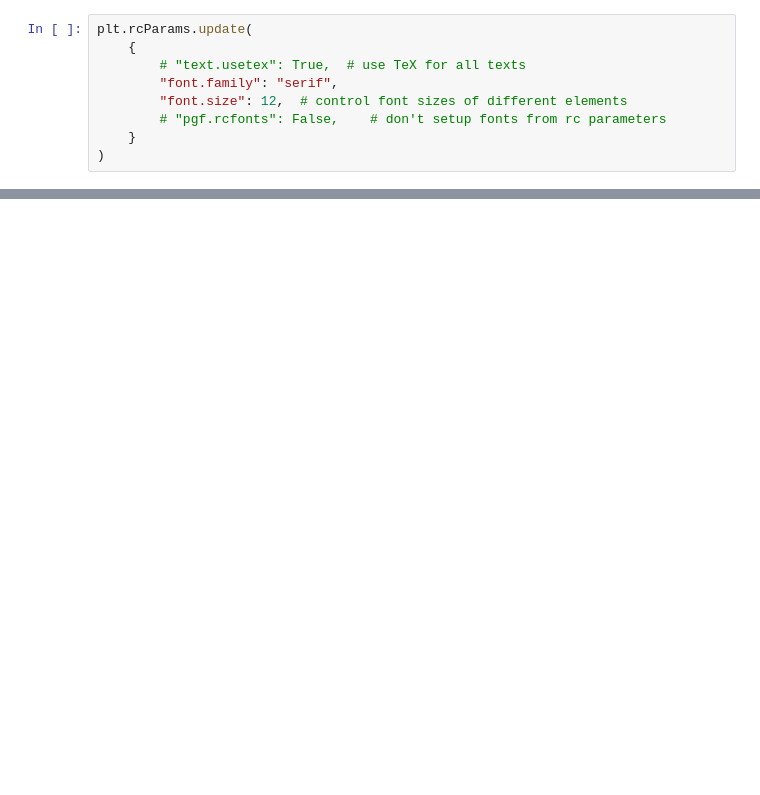
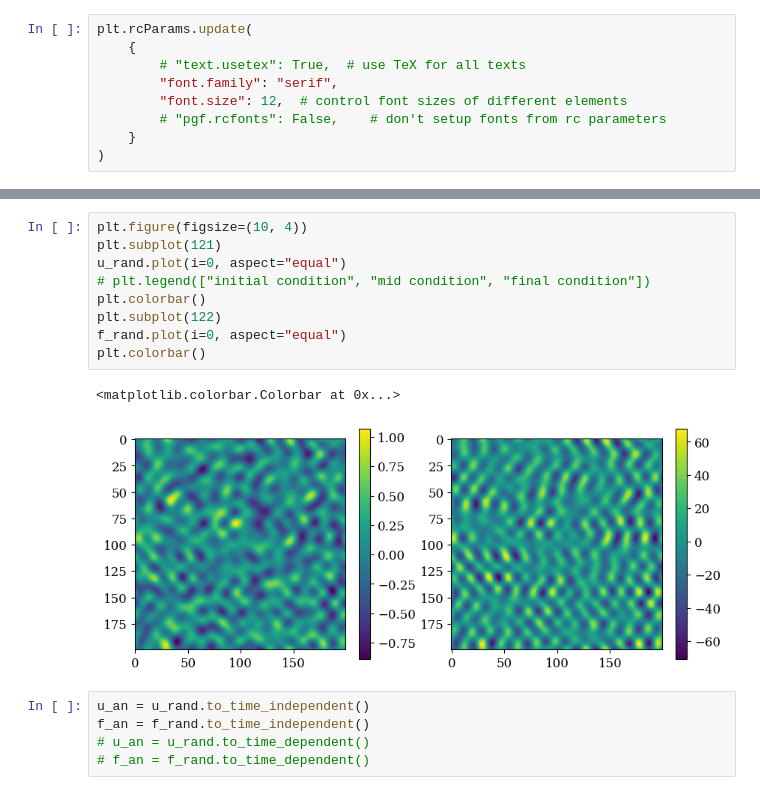
Before and after one commit to nidduzzi/SpectralSVR, a Jupyter notebook: notebooks/cases/burgers/burgers.ipynb, the cells around one changed output, grey strips where cells are left out. Saved outputs shown, nothing was run; the diff lists cells and outputs as text; blank space fills up the shorter version.

```diff
--- a/notebooks/cases/burgers/burgers.ipynb
+++ b/notebooks/cases/burgers/burgers.ipynb
@@ -21,3 +44,20 @@ u.coeff.isnan().sum()
 # %% [output]
 tensor(0)
+# %%
+plt.figure(figsize=(10, 4))
+plt.subplot(121)
+u_rand.plot(i=0, aspect="equal")
+# plt.legend(["initial condition", "mid condition", "final condition"])
+plt.colorbar()
+plt.subplot(122)
+f_rand.plot(i=0, aspect="equal")
+plt.colorbar()
+# %% [output]
+<matplotlib.colorbar.Colorbar at 0x...>
+[figure, added]
+# %%
+u_an = u_rand.to_time_independent()
+f_an = f_rand.to_time_independent()
+# u_an = u_rand.to_time_dependent()
+# f_an = f_rand.to_time_dependent()
 # %%
```
Also changed, not shown: parts of 21 cells of this notebook, 9 other files.
